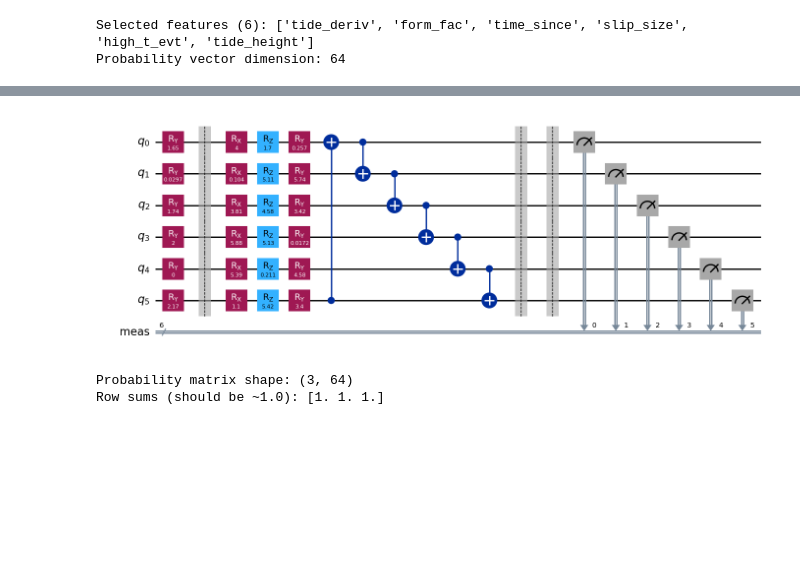
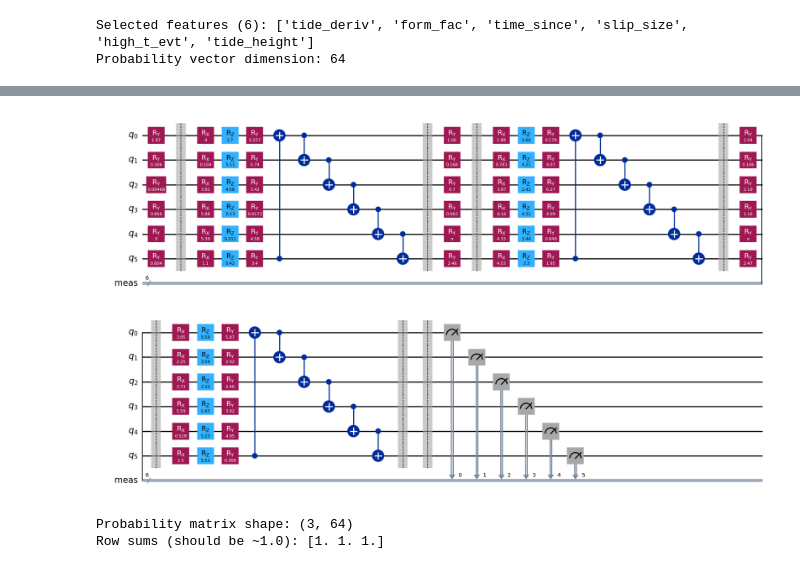
Before and after one commit to Icequake-QRC-Mines/Icequake-QRC-, a Jupyter notebook: Classical/QRC.ipynb, the cells around one changed output, grey strips where cells are left out. Saved outputs shown, nothing was run; the diff lists cells and outputs as text; code cells hidden in the pictures; blank space fills up the shorter version.

```diff
--- a/Classical/QRC.ipynb
+++ b/Classical/QRC.ipynb
@@ -22,7 +22,11 @@ The autoreload extension is already loaded. To reload it, use:
 # %%
 data_orig = pd.read_csv("../Whillians-GPS-Data-and-Features.csv")
 filtered_time = pd.read_csv("../filtered_time_to_next_event.csv")
-X_train, X_val, X_test, y_train, y_val, y_test, feature_cols, amount_of_known = (
+'''X_train, X_val, X_test, y_train, y_val, y_test, feature_cols, amount_of_known = (
     preprocess_data(filtered_time, data_orig)
-)
+)'''
+n_previous_events = 0
+X_train, X_val, X_test, y_train, y_val, y_test, feature_cols = preprocess_data_window(filtered_time, data_orig, n_previous_events)
+print("NaN count per column:\n", X_train.isna().sum())
+print("Total NaN:", X_train.isna().sum().sum())
 # %% [output]
@@ -50,7 +50,7 @@ orig shape (5150, 8)
 #   correlation_threshold: Pearson correlation threshold for future if we have too many features. Select only the most relevant ones.
 #   random_seed: random seed for reproducibility.
 QRC_CONFIG = {
-    "num_layers": 1,
+    "num_layers_per_event": 1,
     "shots": 1024,
     "n_iterations": 10,
     "top_k": 1,
@@ -58,7 +58,7 @@ QRC_CONFIG = {
     "random_seed": 42,
 }
 
-# Classical regressor: "Ridge", "XGBoost", or "CatBoost"
+# Classical regressor: "Ridge", "XGBoost", or "CatBoost", or "RandomForest"
 CLASSICAL_MODEL_NAME = "XGBoost"
 
 print("QRC Config:", QRC_CONFIG)
@@ -111,9 +111,9 @@ selected_idx, selected_features = select_features_by_correlation(
     X_train, y_train, feature_cols, QRC_CONFIG["correlation_threshold"]
 )
 
-X_train_sel = X_train[:, selected_idx]
-X_val_sel = X_val[:, selected_idx]
-X_test_sel = X_test[:, selected_idx]
+X_train_sel = X_train.to_numpy()
+X_val_sel = X_val.to_numpy()
+X_test_sel = X_test.to_numpy()
 
 n_qubits = len(selected_features)
 n_states = 2**n_qubits
@@ -190,8 +198,15 @@ def generate_random_angles(num_layers, n_qubits, rng):
     """
     return rng.uniform(0, 2 * np.pi, size=(num_layers, n_qubits, 3))
 
+def encode_rotations(qc, data_sample, n_qubits):
+    """
+    Encode the data sample in the quantum circuit using Ry gates on each qubit with rotation angle data_sample[i].
+    """
+    for i in range(n_qubits):
+        qc.ry(data_sample[i], i)
 
-def build_reservoir_circuit(data_sample, random_angles, num_layers, n_qubits):
+
+def build_reservoir_circuit_rotations(data_sample, random_angles, num_layers, n_qubits):
     """
     Build a quantum reservoir circuit for one input sample.
 
@@ -202,54 +217,58 @@ def build_reservoir_circuit(data_sample, random_angles, num_layers, n_qubits):
 
     Parameters
     ---
     data_sample : array-like of shape (n_qubits,)
         Feature vector where each value is in [0, pi].
-    random_angles : ndarray of shape (num_layers, n_qubits, 3)
+    random_angles_per_event : list of ndarray of shape list(ndarray[num_layers, n_qubits, 3])
         Rx, Rz, Ry angles per layer and qubit.
     num_layers : int
         Number of reservoir layers.
     n_qubits : int
         Number of qubits.
 
     Returns
     ---
     qc : QuantumCircuit
         Circuit ready for measurement.
     """
     qc = QuantumCircuit(n_qubits)
+    for event in range(n_previous_events + 1):
+        current_event = n_previous_events - event
+        start = current_event * n_qubits
+        end = start + n_qubits
 
-    # Encoding layer
-    for i in range(n_qubits):
-        qc.ry(float(data_sample[i]), i)
+        # Encoding layer
+        current_data = data_sample[start:end]
+        encode_rotations(qc, current_data, n_qubits)
 
-    qc.barrier()
+        qc.barrier()
 
-    # Reservoir layers
-    for layer in range(num_layers):
-        for i in range(n_qubits):
-            qc.rx(float(random_angles[layer, i, 0]), i)
-            qc.rz(float(random_angles[layer, i, 1]), i)
-            qc.ry(float(random_angles[layer, i, 2]), i)
-        # CNOT chain for entanglement, including closing the loop
-        qc.cx(n_qubits - 1, 0)
-        for i in range(n_qubits - 1):
-            qc.cx(i, i + 1)
-        # Connect the last qubit to the first to form a loop
-        qc.barrier()
+        # Reservoir layers
+        for layer in range(num_layers):
+            for i in range(n_qubits):
+                qc.rx(float(random_angles[event][layer, i, 0]), i)
+                qc.rz(float(random_angles[event][layer, i, 1]), i)
+                qc.ry(float(random_angles[event][layer, i, 2]), i)
+            # CNOT chain for entanglement, including closing the loop
+            qc.cx(n_qubits - 1, 0)
+            for i in range(n_qubits - 1):
+                qc.cx(i, i + 1)
+            # Connect the last qubit to the first to form a loop
+            qc.barrier()
 
     qc.measure_all()
     return qc
 
 
 # print a sample circuit for inspection
 sample_rng = np.random.default_rng(0)
-sample_angles = generate_random_angles(QRC_CONFIG["num_layers"], n_qubits, sample_rng)
-sample_qc = build_reservoir_circuit(
-    X_train_q[0], sample_angles, QRC_CONFIG["num_layers"], n_qubits
+sample_angles = [generate_random_angles(QRC_CONFIG["num_layers_per_event"], n_qubits, sample_rng) for _ in range(n_previous_events + 1)]
+sample_qc = build_reservoir_circuit_rotations(
+    X_train_q[2], sample_angles, QRC_CONFIG["num_layers_per_event"], n_qubits
 )
 sample_qc.draw(output="mpl")
 # %% [output]
-[figure, old version]
+[figure, new version]
 # %%
 def run_quantum_reservoir(
     X_data, random_angles, num_layers, n_qubits, shots, batch_size=512
```
Also changed, not shown: parts of 13 cells of this notebook.
